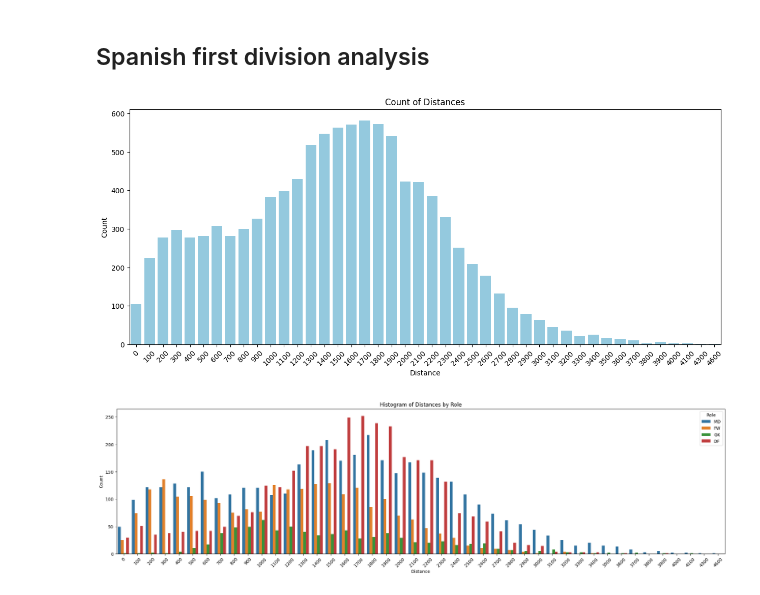
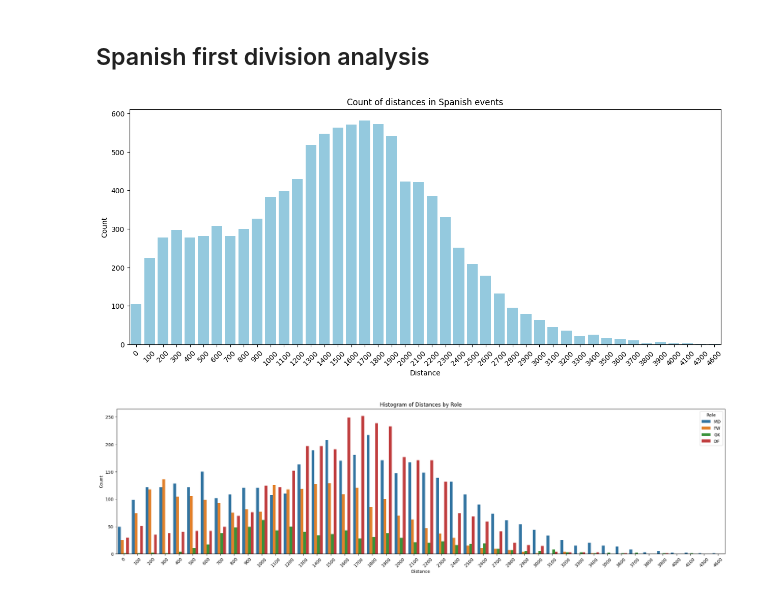
Before and after one commit to PasqualeEsposito/Geospatial_Analytics, a Jupyter notebook: Distances_analysis.ipynb, the cells around one changed output. Drawn from its saved outputs; the diff is of its cells as text; code cells hidden in the pictures.

```diff
--- a/Distances_analysis.ipynb
+++ b/Distances_analysis.ipynb
@@ -109,10 +109,10 @@ events_players_distances_df = compute_distance(events_players_df)
 spanish_tmp_df = sum_distances(events_players_distances_df)
 # %%
 distances_count = count_distances(spanish_tmp_df)
-# %%
-plot_histogram(distances_count)
-# %% [output]
-[figure, removed]
+# %%
+plot_histogram(distances_count, 'distance', 'count', 'Distance', 'Count', 'Count of distances in Spanish events')
+# %% [output]
+[figure, added]
 # %%
 spanish_players_role_distances_df = pd.merge(spanish_tmp_df, players_df, on='playerId', how='left')
 # %%
```
Also changed, not shown: parts of 14 cells of this notebook, 1 other file.
